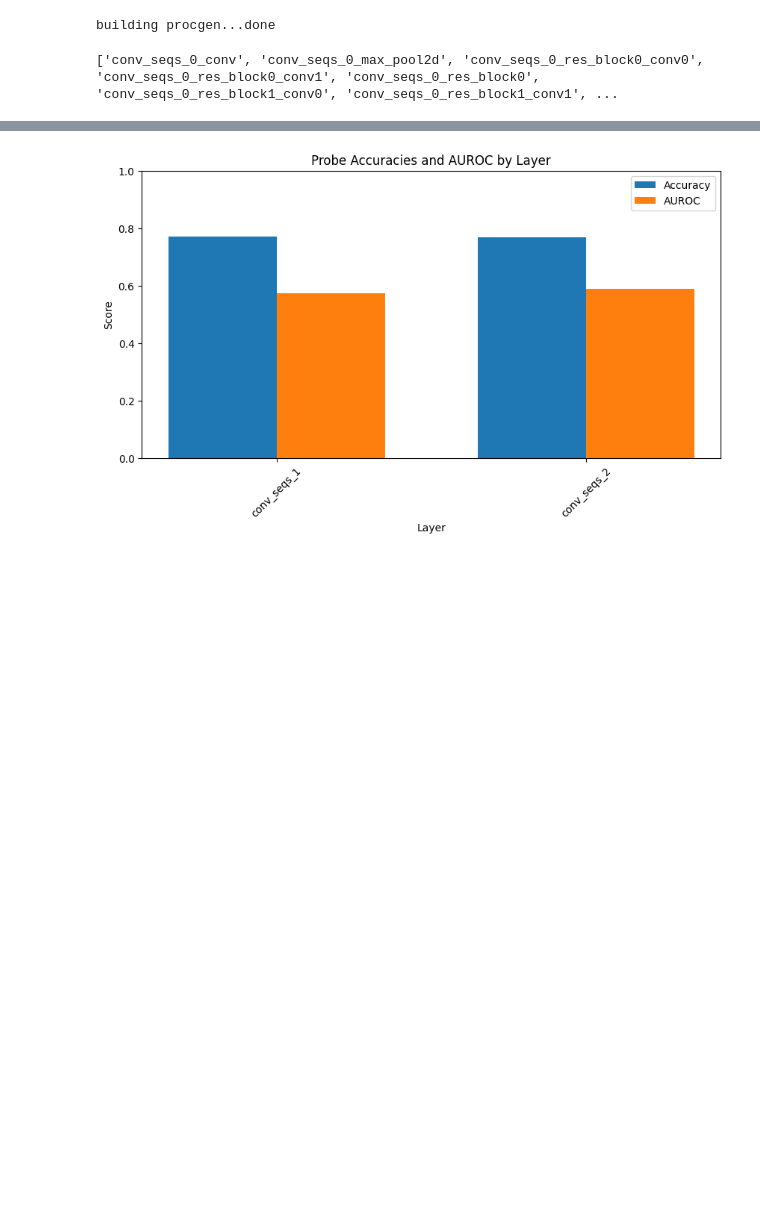
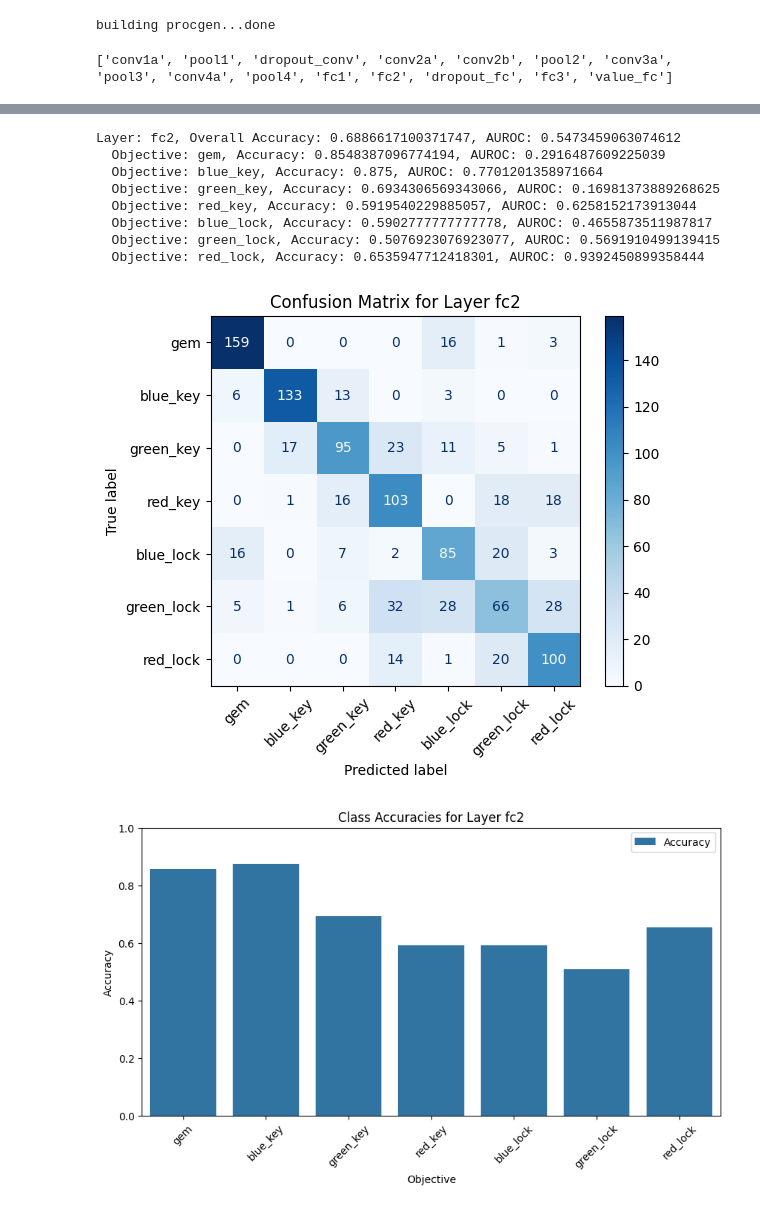
Before and after one commit to BenSturgeon/ai-safety-camp-2024-model-agents, a Jupyter notebook: notebooks/heist_lin_probing.ipynb, the cells around one changed output, grey strips where cells are left out. Drawn from its saved outputs; the diff is of its cells as text; code cells hidden in the pictures; blank space fills up the shorter version.

```diff
--- a/notebooks/heist_lin_probing.ipynb
+++ b/notebooks/heist_lin_probing.ipynb
@@ -177,7 +177,8 @@ def train_and_plot_probes(
 # %%
 # Load model and setup environment
 difficulty = 'hard'
-model = helpers.load_model(model_path=f"../model_{difficulty}.pt")
+# model = helpers.load_model(model_path=f"../model_{difficulty}.pt")
+model = helpers.load_interpretable_model(model_path="../model_interpretable.pt")
 model_activations = helpers.ModelActivations(model)
 layer_paths = helpers.get_model_layer_names(model)
 # %%
@@ -186,7 +187,7 @@ del objective_activations_dataset['empty_maze'] # Get rid of empty maze dataset
 
 print(list(objective_activations_dataset['gem'].keys()))
 # %% [output]
-['conv_seqs_0_conv', 'conv_seqs_0_max_pool2d', 'conv_seqs_0_res_block0_conv0', 'conv_seqs_0_res_block0_conv1', 'conv_seqs_0_res_block0', 'conv_seqs_0_res_block1_conv0', 'conv_seqs_0_res_block1_conv1', ...
+['conv1a', 'pool1', 'dropout_conv', 'conv2a', 'conv2b', 'pool2', 'conv3a', 'pool3', 'conv4a', 'pool4', 'fc1', 'fc2', 'dropout_fc', 'fc3', 'value_fc']
 # %%
-train_and_plot_probes(objective_activations_dataset, ['conv_seqs_1', 'conv_seqs_2'], plot_confusion_matrices=True, plot_auroc_scores=True, plot_accuracies=True)
+train_and_plot_probes(objective_activations_dataset, ['conv2b', 'conv4a', 'fc2'], plot_confusion_matrices=True, plot_auroc_scores=True, plot_accuracies=True)
 # %% [output]
@@ -215 +216,10 @@ Layer: conv_seqs_2, Overall Accuracy: 0.7695167286245354, AUROC: 0.5882470843764
+Layer: fc2, Overall Accuracy: 0.6886617100371747, AUROC: 0.5473459063074612
+  Objective: gem, Accuracy: 0.8548387096774194, AUROC: 0.2916487609225039
+  Objective: blue_key, Accuracy: 0.875, AUROC: 0.7701201358971664
+  Objective: green_key, Accuracy: 0.6934306569343066, AUROC: 0.16981373889268625
+  Objective: red_key, Accuracy: 0.5919540229885057, AUROC: 0.6258152173913044
+  Objective: blue_lock, Accuracy: 0.5902777777777778, AUROC: 0.4655873511987817
+  Objective: green_lock, Accuracy: 0.5076923076923077, AUROC: 0.5691910499139415
+  Objective: red_lock, Accuracy: 0.6535947712418301, AUROC: 0.9392450899358444
-[figure, old version]
+[figure, new version]
+[figure, added]
```
Also changed, not shown: parts of 1 cell of this notebook, 4 other files.
